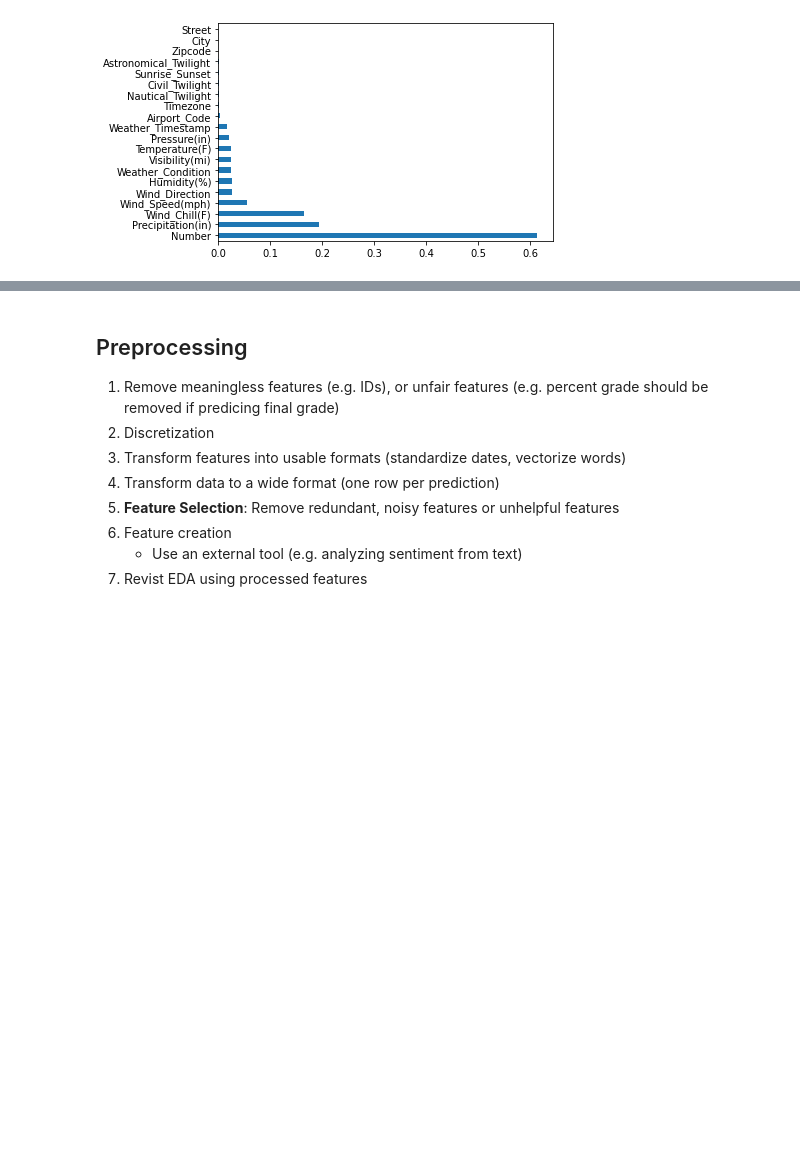
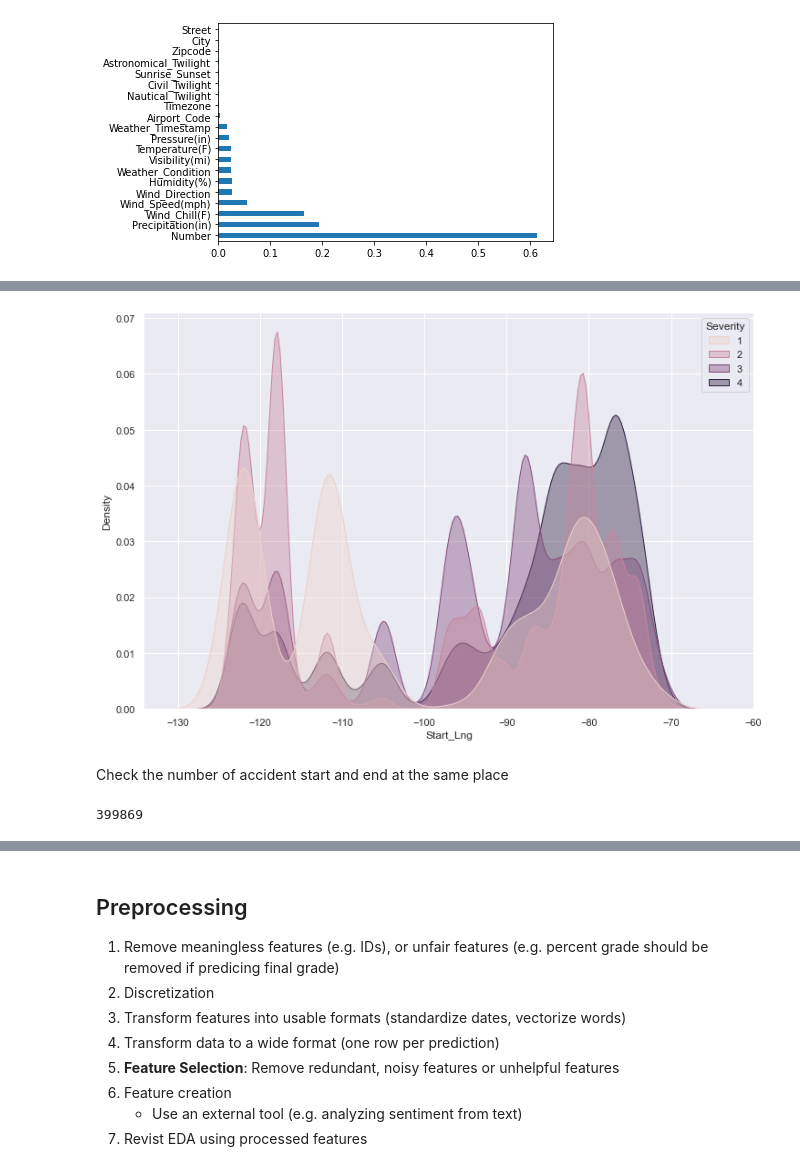
Before and after one commit to jackyhuynh/us_car_accident_analyst_using_python, a Jupyter notebook: src/script.ipynb, the cells around one changed output, grey strips where cells are left out. Drawn from its saved outputs; the diff is of its cells as text; code cells hidden in the pictures; blank space fills up the shorter version.

```diff
--- a/src/script.ipynb
+++ b/src/script.ipynb
@@ -64,0 +83,14 @@ missing_percentage[missing_percentage!=0].plot(kind='barh')
+# %%
+sns.set(style='darkgrid')
+
+# stacked density plot
+sns.kdeplot(data=df, x="Start_Lng", hue="Severity", fill=True, common_norm=False, alpha=0.4)
+plt.show()
+# %% [output]
+[figure, added]
+# %% [markdown]
+Check the number of accident start and end at the same place
+# %%
+sum(df['Start_Lat'] == df['End_Lat'])
+# %% [output]
+399869
```
Also changed, not shown: parts of 12 cells of this notebook.
